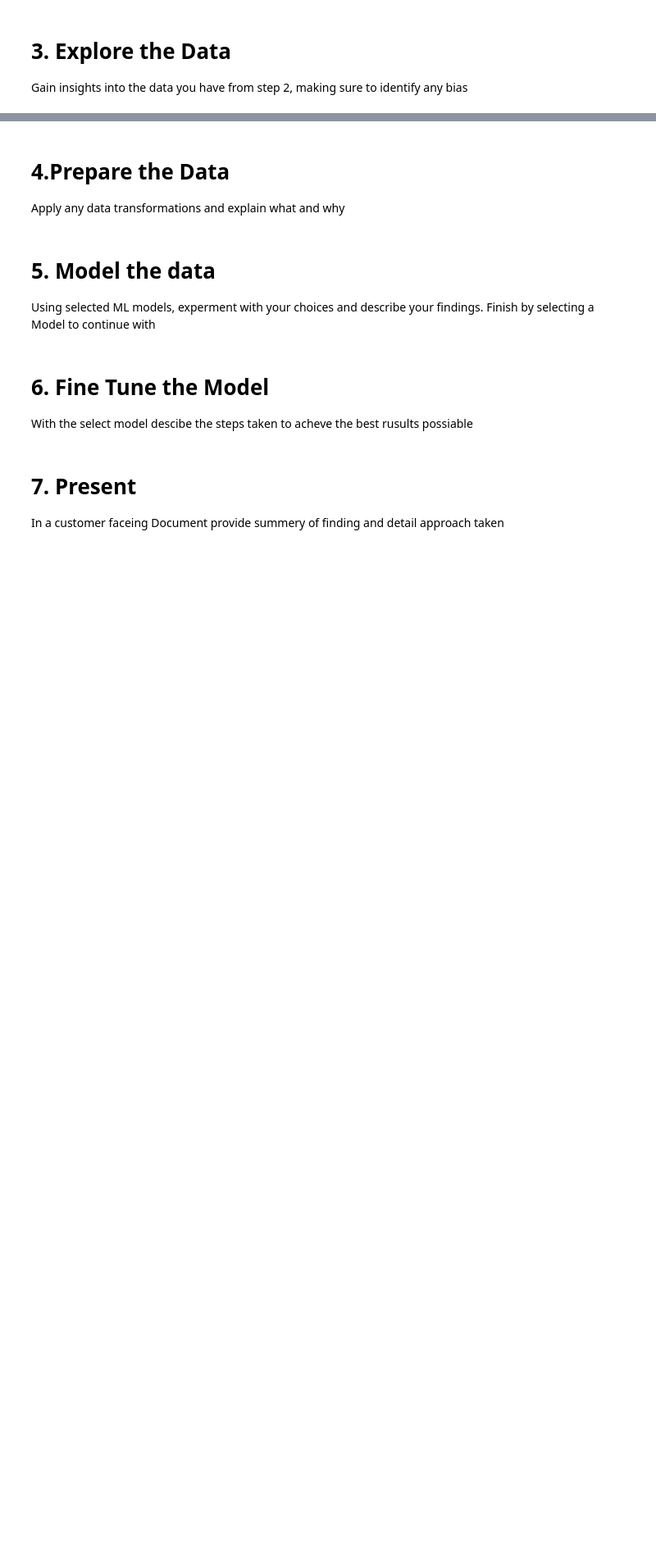
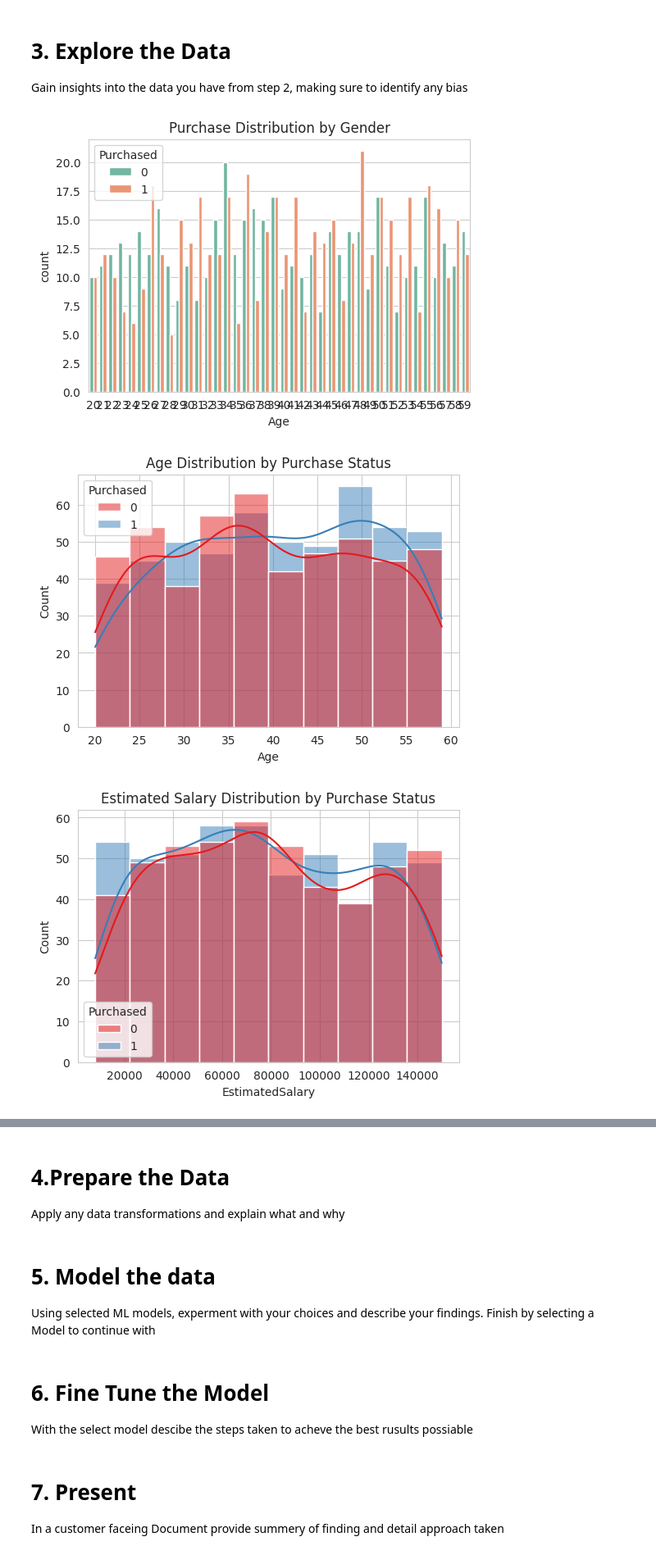
Before and after one commit to Nuyrican2/ML-AI, a Jupyter notebook: Project_3/Project_3.ipynb, the cells around one changed output, grey strips where cells are left out. Shown at 82% size. Cells and saved outputs as stored; diff of their text form; code cells hidden in the pictures; blank space fills up the shorter version.

Commit message:
Explored the data (Project 3)

```diff
--- a/Project_3/Project_3.ipynb
+++ b/Project_3/Project_3.ipynb
@@ -26,4 +26,12 @@ Using the customer description, Define the problem your trying to solve in your
 # 2. Get the Data
 Define how you recieved the data (provided, gathered..)
 # %%
+import pandas as pd
+import matplotlib.pyplot as plt
+import seaborn as sns
+
+sns.set_style("whitegrid")
+
+df = pd.read_csv("/home/jupyter-1000790/Project_3/data/Project_3.csv")
+
 """The data was provided to me in the form of a csv already formatted into headers with a UserID, name, gender, age, salary, and whether they purchased the item. It contains 1000 rows of data, and certain headers like ID and Name will likely be removed when the model is trained."""
@@ -30,3 +40,33 @@ Define how you recieved the data (provided, gathered..)
 # %% [markdown]
 # 3. Explore the Data
 Gain insights into the data you have from step 2, making sure to identify any bias
+# %%
+"""As I skimmed over the dataset, I noticed that the gender for certain names was messed up. It didn't appear to have a pattern where they were showing the opposite gender, simply that a large quantity of the people just had the wrong gender listed. This caused many of the generated charts to have very little correlation. Additionally, I noticed that age played somewhat of a role through increasing purchase likelihood as it increased, but in all honesty, estimated salary had little to no effect on purchase likelihood. Additionally, when comparing all these factors together, there was almost no correlation, but that could be the fact that it might've been muddled by the error in gender."""
+
+
+
+df['Purchased'] = df['Purchased'].replace(-1, 1) # (Technically a return is a type of purchase)
+
+plt.figure(figsize=(6,4))
+sns.countplot(data=df, x="Gender", hue="Purchased", palette="Set2")
+plt.title("Purchase Distribution by Gender")
+plt.show()
+
+plt.figure(figsize=(6,4))
+sns.histplot(data=df, x="Age", hue="Purchased", bins=10, kde=True, palette="Set1")
+plt.title("Age Distribution by Purchase Status")
+plt.show()
+
+plt.figure(figsize=(6,4))
+sns.histplot(data=df, x="EstimatedSalary", hue="Purchased", bins=10, kde=True, palette="Set1")
+plt.title("Estimated Salary Distribution by Purchase Status")
+plt.show()
+
+plt.figure(figsize=(6,4))
+sns.scatterplot(data=df, x="Age", y="EstimatedSalary", hue="Purchased", style="Gender", palette="Set2")
+plt.title("Age vs Estimated Salary by Purchase Status")
+plt.show()
+# %% [output]
+[figure, added]
+[figure, added]
+[figure, added]
```
Also changed, not shown: parts of 2 cells of this notebook.
